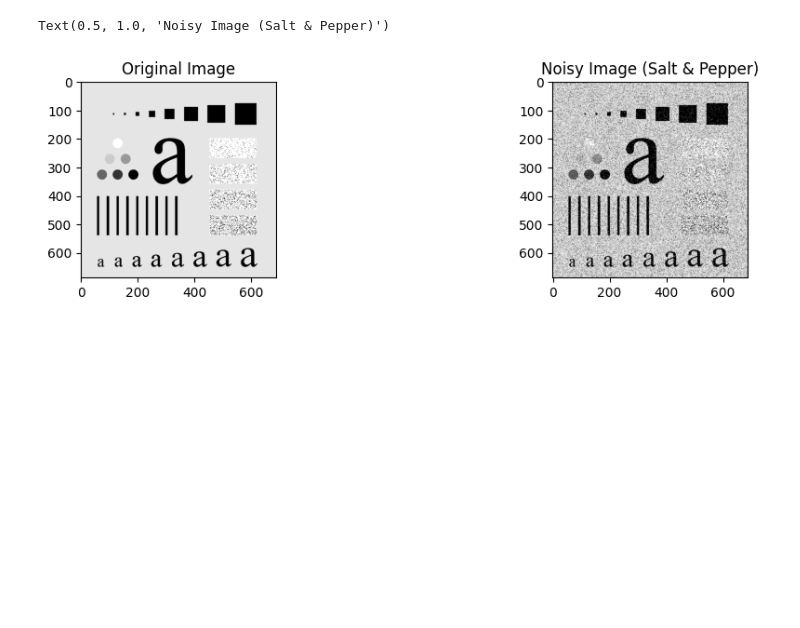
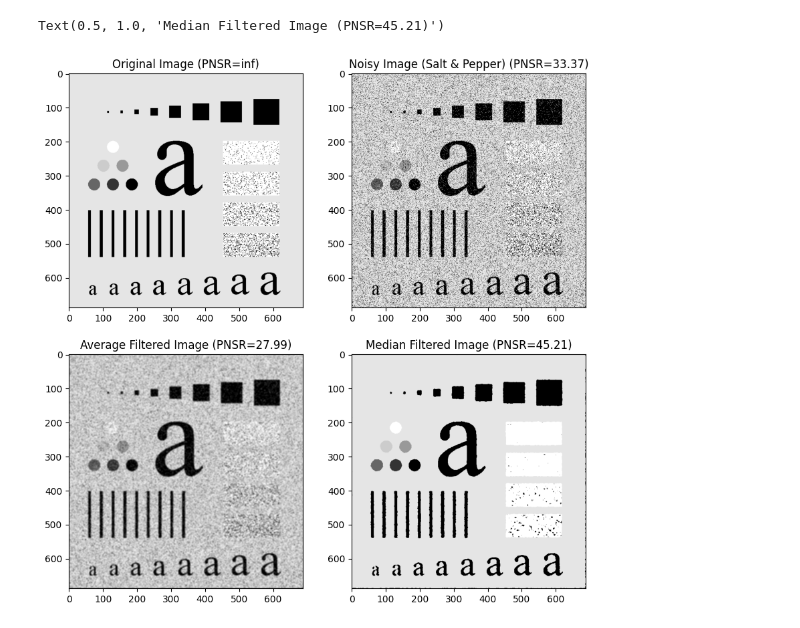
Before and after one commit to fahimahammed/digital-image-processing, a Jupyter notebook: 3-noise-suppression/a-average-and-median-spatial-filters.ipynb, the cells around one changed output. Cells and saved outputs as stored; diff of their text form; code cells hidden in the pictures; blank space fills up the shorter version.

Commit message:
spatila domain smooting filter

```diff
--- a/3-noise-suppression/a-average-and-median-spatial-filters.ipynb
+++ b/3-noise-suppression/a-average-and-median-spatial-filters.ipynb
@@ -23,0 +38,14 @@ def addSaltPeperNoise(image, saltRatio, pepperRatio):
+# %%
+def medianFilter(image, kernelSize):
+    padSize = kernelSize // 2
+    paddedImage = np.pad(image, (padSize, padSize), mode='constant')
+
+    filteredImage = np.zeros_like(image)
+
+    for i in range(image.shape[0]):
+        for j in range(image.shape[1]):
+            kernelRegion = paddedImage[i: i+kernelSize, j: j+kernelSize]
+            median = np.median(kernelRegion)
+            filteredImage[i, j] = median
+
+    return filteredImage
@@ -24,13 +71,24 @@ def addSaltPeperNoise(image, saltRatio, pepperRatio):
 # %%
-plt.figure(figsize=(12, 6))
+plt.figure(figsize=(10, 10))
 
 plt.subplot(2, 2, 1)
 plt.imshow(originalImage, cmap='gray')
-plt.title(f"Original Image")
+plt.title(f"Original Image (PNSR={calcPNSR(originalImage, originalImage)})")
 
+noisyImage = addSaltPeperNoise(originalImage, 0.05, 0.15)
 plt.subplot(2, 2, 2)
-plt.imshow(addSaltPeperNoise(originalImage, 0.05, 0.15), cmap='gray')
-plt.title(f"Noisy Image (Salt & Pepper)")
+plt.imshow(noisyImage, cmap='gray')
+plt.title(f"Noisy Image (Salt & Pepper) (PNSR={calcPNSR(originalImage, noisyImage)})")
+
+averageFilteredImage = averageFilter(noisyImage, 5)
+plt.subplot(2, 2, 3)
+plt.imshow(averageFilteredImage, cmap='gray')
+plt.title(f"Average Filtered Image (PNSR={calcPNSR(originalImage, averageFilteredImage)})")
+
+medianFilteredImage = medianFilter(noisyImage, 5)
+plt.subplot(2, 2, 4)
+plt.imshow(medianFilteredImage, cmap='gray')
+plt.title(f"Median Filtered Image (PNSR={calcPNSR(originalImage, medianFilteredImage)})")
 # %% [output]
-Text(0.5, 1.0, 'Noisy Image (Salt & Pepper)')
+Text(0.5, 1.0, 'Median Filtered Image (PNSR=45.21)')
-[figure, old version]
+[figure, new version]
```
Also changed, not shown: parts of 4 cells of this notebook, 1 other file.
